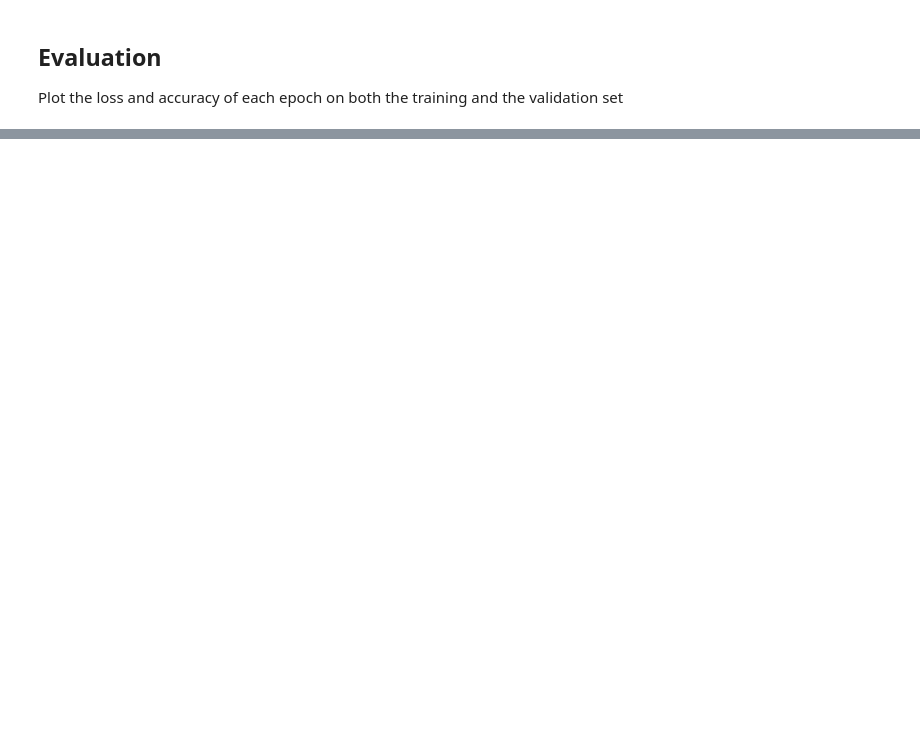
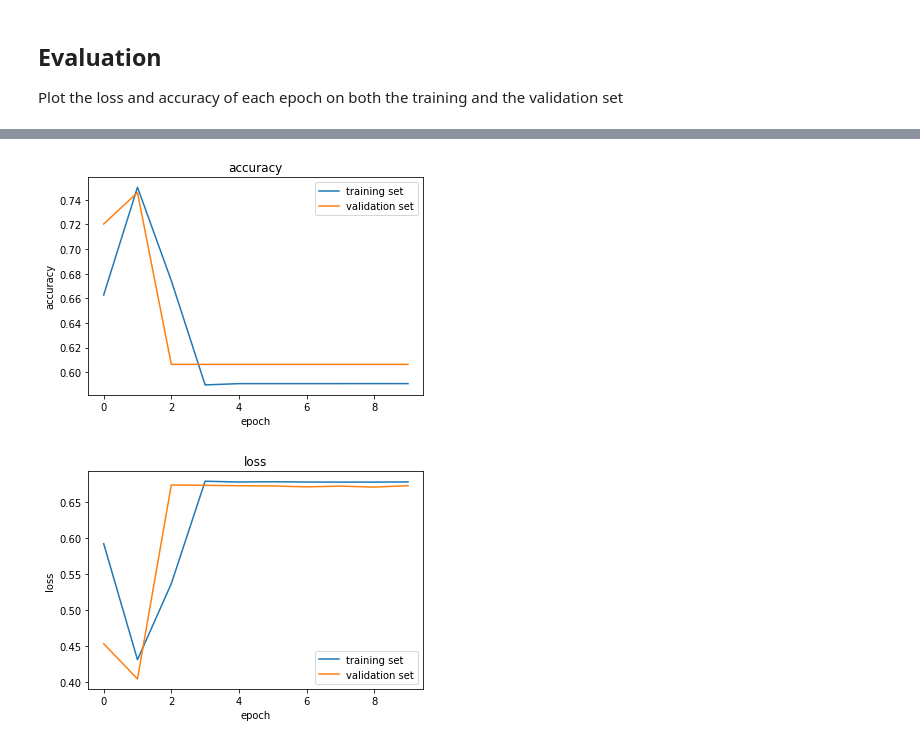
Before and after one commit to ChenChiii/HTTP_Detection, a Jupyter notebook: http_detection.ipynb, the cells around one changed output, grey strips where cells are left out. Saved outputs shown, nothing was run; the diff lists cells and outputs as text; code cells hidden in the pictures; blank space fills up the shorter version.

```diff
--- a/http_detection.ipynb
+++ b/http_detection.ipynb
@@ -493,0 +633,23 @@ print("Testing metrics:\n", classification_report(labels_test, preds_test))
+# %%
+from tensorflow.keras import Sequential, layers
+from tensorflow.keras.initializers import Constant
+
+def build_lstm_model(n_ngram, embedding_dims, padded_len, n, embedding_weights, dropout_ratio=0., optimizer="adam"):
+    model = Sequential()
+    # 1) Embedding layer: (*, 100) -Embedding-> (*, 100, 10)
+    model.add(layers.Embedding(n_ngram + 1, embedding_weights.shape[1], input_length=padded_len+n, embeddings_initializer=Constant(embedding_weights)))
+    # 2) LSTM
+    model.add(layers.Bidirectional(layers.LSTM(64)))
+    # 3) First fully-connected layer: (*, 160) -Dense+ReLU-> (*, 16)
+    #    - Dense layer: ReLU activation
+    model.add(layers.Dense(64, activation="relu"))
+    # 4) Dropout layer: shape unchanged, dropout ratio set to `dropout_ratio`
+    model.add(layers.Dropout(dropout_ratio))
+    # 5) Last fully-connected layer: (*, 16) -Dense+Sigmoid-> (*, 1)
+    #    - Dense layer: Sigmoid activation
+    model.add(layers.Dense(1, activation="sigmoid"))
+    # Compile the classification model
+    model.compile(loss="binary_crossentropy", optimizer=optimizer, metrics=["accuracy"])
+
+    # Return the model
+    return model
@@ -493,0 +711,21 @@ print("Testing metrics:\n", classification_report(labels_test, preds_test))
+# %%
+from matplotlib import pyplot as plt
+
+plt.plot(lstm_history.history["accuracy"])
+plt.plot(lstm_history.history["val_accuracy"])
+plt.title("accuracy")
+plt.ylabel("accuracy")
+plt.xlabel("epoch")
+plt.legend(["training set", "validation set"])
+plt.show()
+
+plt.plot(lstm_history.history["loss"])
+plt.plot(lstm_history.history["val_loss"])
+plt.title("loss")
+plt.ylabel("loss")
+plt.xlabel("epoch")
+plt.legend(["training set", "validation set"])
+plt.show()
+# %% [output]
+[figure, added]
+[figure, added]
```
Also changed, not shown: parts of 20 cells of this notebook.
